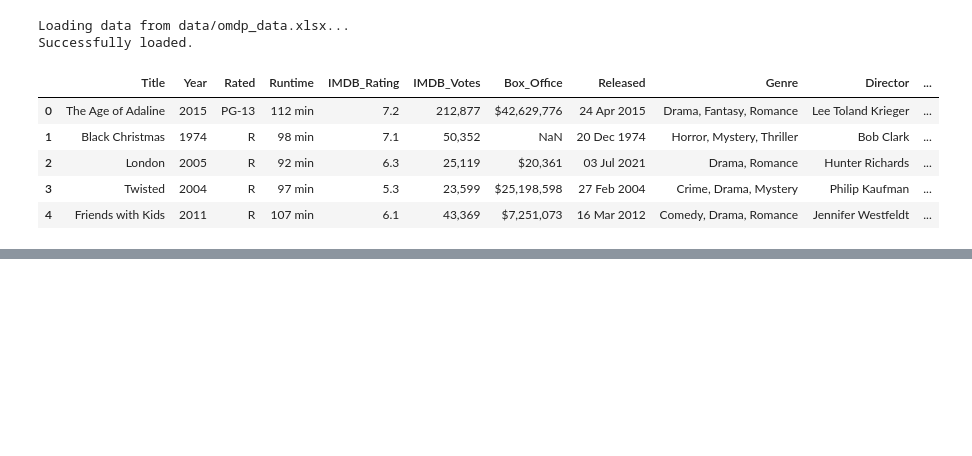
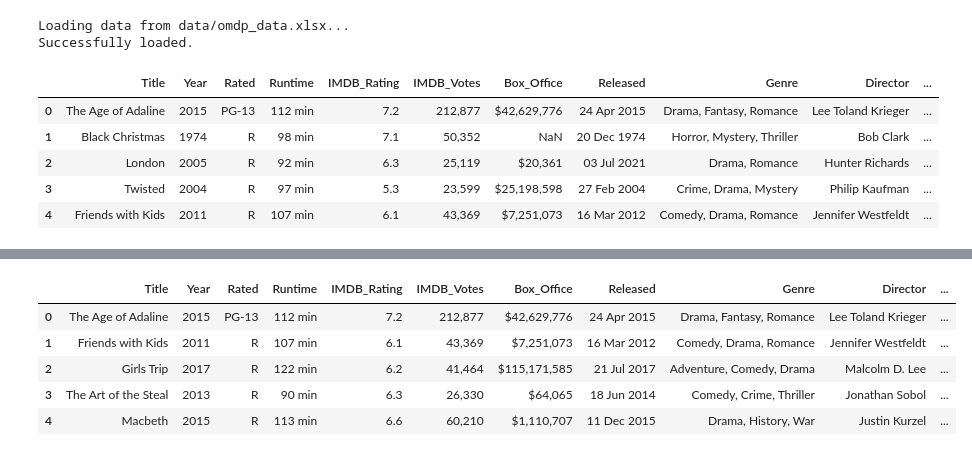
Before and after one commit to pegahbkz/neon-movies, a Jupyter notebook: audience-analysis.ipynb, the cells around one changed output, grey strips where cells are left out. Saved outputs shown, nothing was run; the diff lists cells and outputs as text; code cells hidden in the pictures; blank space fills up the shorter version.

```diff
--- a/audience-analysis.ipynb
+++ b/audience-analysis.ipynb
@@ -93,8 +93,8 @@ else:
 # Description: gets data from OMDP API for dataframe
 # Input: list of movies (dataframe), delay in seconds between API requests (int)
 # Output: dataframe containing data for each movie in the input if successful, otherwise None
-# Example Usage: movies_df = fetch_omdb_data_movies(movies_list, delay=1)
-def fetch_omdb_data_movies(df, delay=1):
+# Example Usage: movies_df = get_omdb_data_dataframe(movies_list, delay=1)
+def get_omdb_data_dataframe(df, delay=1):
     # store data for each movie
     omdb_data = []
     # go through movie list
@@ -123,7 +123,7 @@ omdb_path = "data/omdp_data.xlsx"
 # If the Excel file does not exist, fetch data and save it to the file
 if not os.path.exists(omdb_path):
     print("Fetching data from OMDB API...")
-    movies_df = fetch_omdb_data_movies(movies_list, delay=1)
+    movies_df = get_omdb_data_dataframe(movies_list, delay=1)
     print(f"Saving data to {omdb_path}...")
     try:
         movies_df.to_excel(omdb_path, index=False)
@@ -173,0 +291,4 @@ movies_df.head()
+# %%
+# seperate movies released after 2006
+movies_df_06 = movies_df[movies_df['Year'] > 2006]
+movies_df_06_reset = movies_df_06.reset_index(drop=True)
@@ -173,0 +315,9 @@ movies_df.head()
+# %%
+movies_df_06_reset.head()
+# %% [output]
+|  | Title | Year | Rated | Runtime | IMDB_Rating | IMDB_Votes | Box_Office | Released | Genre | Director | ... |
+| 0 | The Age of Adaline | 2015 | PG-13 | 112 min | 7.2 | 212,877 | $42,629,776 | 24 Apr 2015 | Drama, Fantasy, Romance | Lee Toland Krieger | ... |
+| 1 | Friends with Kids | 2011 | R | 107 min | 6.1 | 43,369 | $7,251,073 | 16 Mar 2012 | Comedy, Drama, Romance | Jennifer Westfeldt | ... |
+| 2 | Girls Trip | 2017 | R | 122 min | 6.2 | 41,464 | $115,171,585 | 21 Jul 2017 | Adventure, Comedy, Drama | Malcolm D. Lee | ... |
+| 3 | The Art of the Steal | 2013 | R | 90 min | 6.3 | 26,330 | $64,065 | 18 Jun 2014 | Comedy, Crime, Thriller | Jonathan Sobol | ... |
+| 4 | Macbeth | 2015 | R | 113 min | 6.6 | 60,210 | $1,110,707 | 11 Dec 2015 | Drama, History, War | Justin Kurzel | ... |
```
Also changed, not shown: parts of 17 cells of this notebook.
